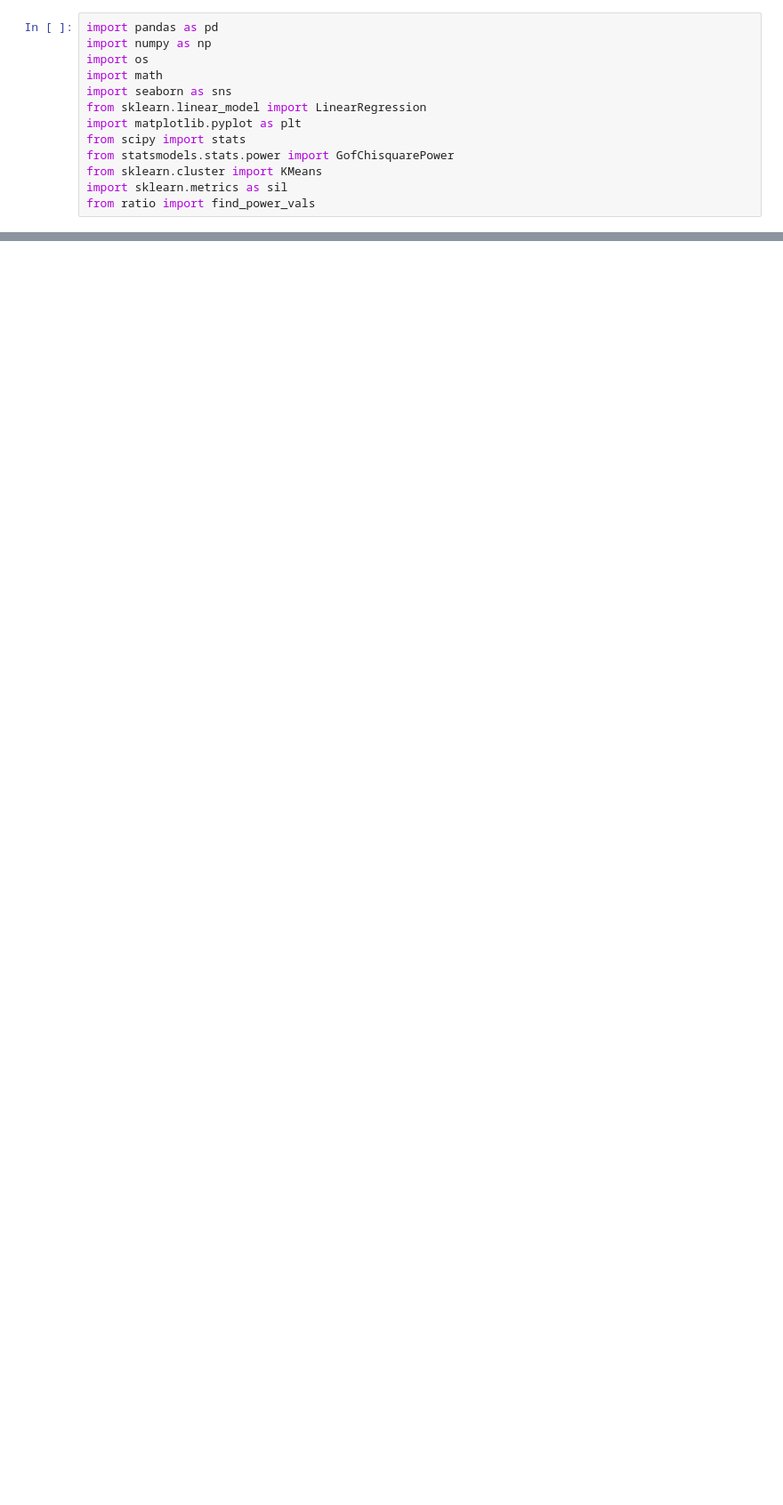
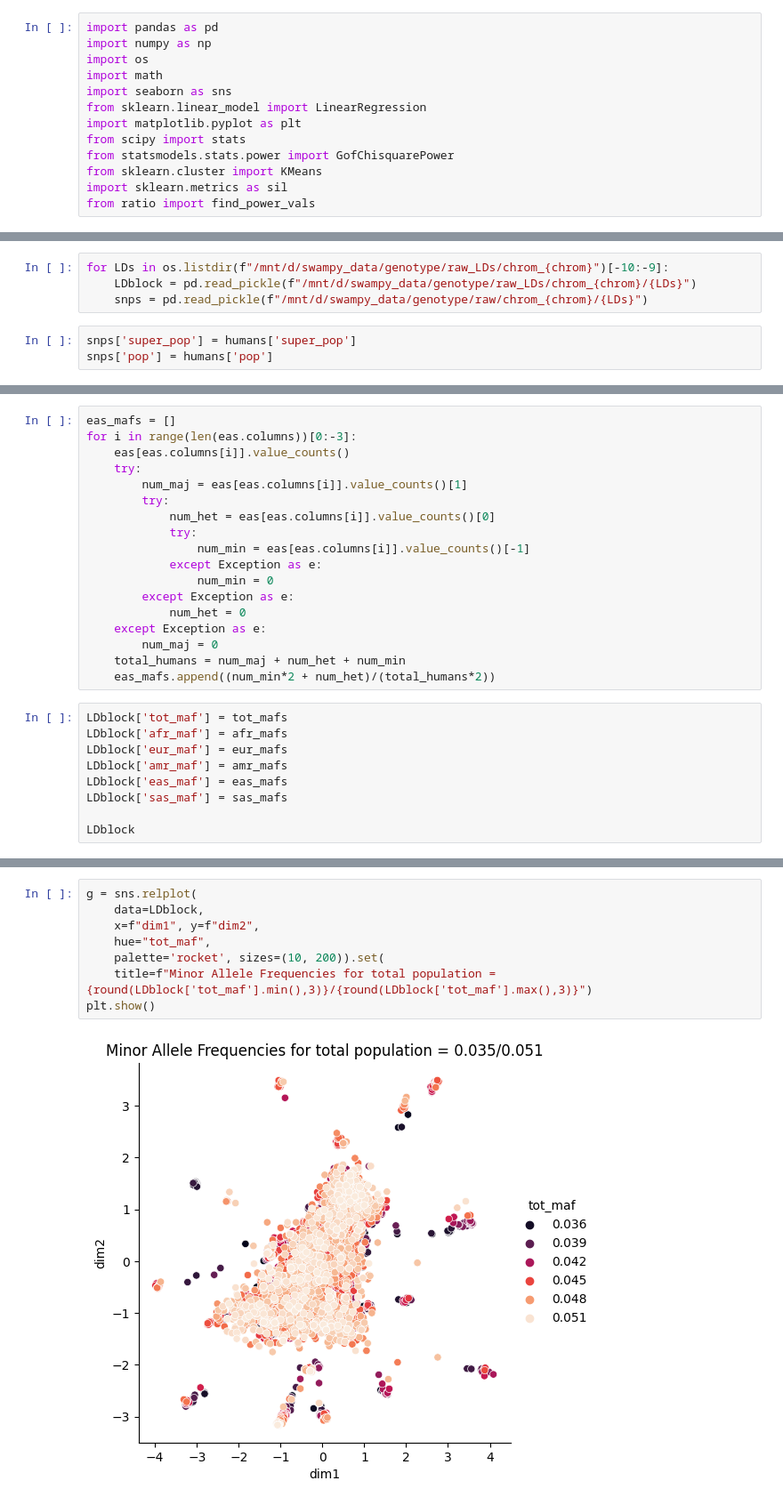
Before and after one commit to mat2m10/powercontrol, a Jupyter notebook: 09_Raw_LD_Clustering.ipynb, the cells around one changed output, grey strips where cells are left out. Shown at 89% size. Cells and saved outputs as stored; diff of their text form; blank space fills up the shorter version.

```diff
--- a/09_Raw_LD_Clustering.ipynb
+++ b/09_Raw_LD_Clustering.ipynb
@@ -37,0 +28,7 @@ FileNotFoundError: [Errno 2] No such file or directory: '../mnt/d/swampy_data/ge
+# %%
+for LDs in os.listdir(f"/mnt/d/swampy_data/genotype/raw_LDs/chrom_{chrom}")[-10:-9]:
+    LDblock = pd.read_pickle(f"/mnt/d/swampy_data/genotype/raw_LDs/chrom_{chrom}/{LDs}")
+    snps = pd.read_pickle(f"/mnt/d/swampy_data/genotype/raw/chrom_{chrom}/{LDs}")
+# %%
+snps['super_pop'] = humans['super_pop']
+snps['pop'] = humans['pop']
@@ -37,0 +133,27 @@ FileNotFoundError: [Errno 2] No such file or directory: '../mnt/d/swampy_data/ge
+# %%
+eas_mafs = []
+for i in range(len(eas.columns))[0:-3]:
+    eas[eas.columns[i]].value_counts()
+    try:
+        num_maj = eas[eas.columns[i]].value_counts()[1]
+        try:
+            num_het = eas[eas.columns[i]].value_counts()[0]
+            try:
+                num_min = eas[eas.columns[i]].value_counts()[-1]
+            except Exception as e:
+                num_min = 0
+        except Exception as e:
+            num_het = 0
+    except Exception as e:
+        num_maj = 0
+    total_humans = num_maj + num_het + num_min
+    eas_mafs.append((num_min*2 + num_het)/(total_humans*2))
+# %%
+LDblock['tot_maf'] = tot_mafs
+LDblock['afr_maf'] = afr_mafs
+LDblock['eur_maf'] = eur_mafs
+LDblock['amr_maf'] = amr_mafs
+LDblock['eas_maf'] = eas_mafs
+LDblock['sas_maf'] = sas_mafs
+
+LDblock
@@ -37,0 +180,10 @@ FileNotFoundError: [Errno 2] No such file or directory: '../mnt/d/swampy_data/ge
+# %%
+g = sns.relplot(
+    data=LDblock,
+    x=f"dim1", y=f"dim2",
+    hue="tot_maf",
+    palette='rocket', sizes=(10, 200)).set(
+    title=f"Minor Allele Frequencies for total population = {round(LDblock['tot_maf'].min(),3)}/{round(LDblock['tot_maf'].max(),3)}")
+plt.show()
+# %% [output]
+[figure, added]
```
Also changed, not shown: parts of 39 cells of this notebook.
